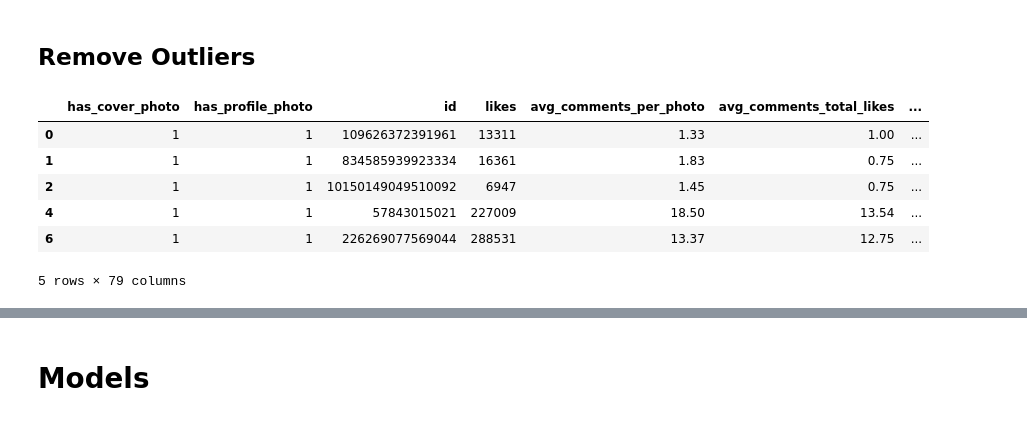
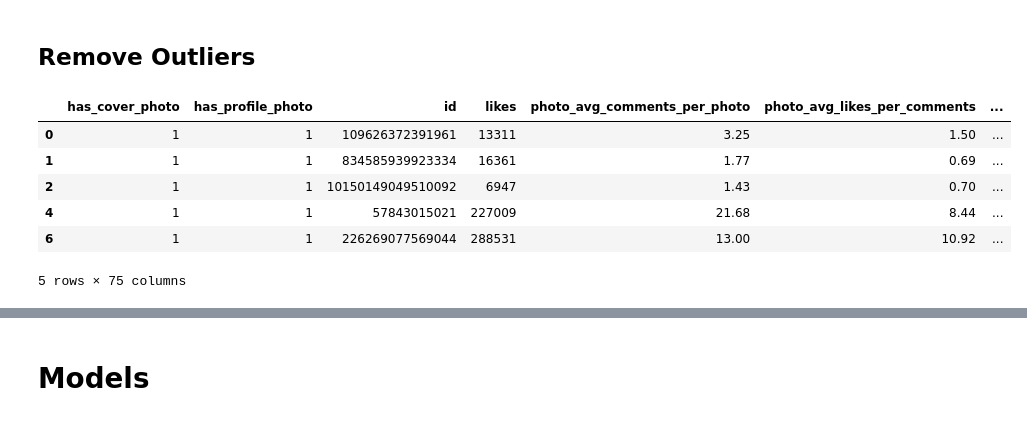
Before and after one commit to liadwg/data_mining_workshop, a Jupyter notebook: like_prediction_workshop - latest.ipynb, the cells around one changed output, grey strips where cells are left out. Drawn from its saved outputs; the diff is of its cells as text; code cells hidden in the pictures.

```diff
--- a/like_prediction_workshop - latest.ipynb
+++ b/like_prediction_workshop - latest.ipynb
@@ -27,9 +27,9 @@ pd.options.display.float_format = '{:,.2f}'.format
 # read the entire file into a python array
 with open('raw_data.json', 'rb') as f:
     data = f.readlines()
-with open('photos.json', 'rb') as f:
+with open('new_photos.json', 'rb') as f:
     photos_data = f.readlines()
-with open('feeds.json', 'rb') as f:
+with open('new_feeds.json', 'rb') as f:
     feeds_data = f.readlines()
 
 # remove the trailing "\n" from each line
@@ -55,6 +55,8 @@ feeds_raw_data = pd.read_json(feeds_data_json_str)
 # join all data frames - used inner join to get rid of outdated pages (pages that got deleted between our queries)
 raw_data = pd.merge(left=raw_data, right=photos_raw_data, how='inner', left_on='id', right_on='page_id')
 raw_data = pd.merge(left=raw_data, right=feeds_raw_data, how='inner', left_on='id', right_on='page_id')
+
+raw_data.drop(['page_id_x', 'page_id_y'], axis=1, inplace=True)
 # %%
 # read the entire file into a python array
 # with open('feeds.json', 'rb') as f:
@@ -226,10 +220,6 @@ for variable in binary_variables:
     all_data[variable] = all_data[variable].astype(int)
 # %% [markdown]
 ## Drop unnecessary columns
-# %%
-redundant_feats = ['sum_comments_count', 'sum_like_count', 'sum_people_tagged_count', 'feed_sum_people_tagged_count', 'feed_sum_with_tagged_count']
-all_data.drop(text_variables, axis = 1, inplace=True)
-all_data.drop(redundant_feats, axis = 1, inplace=True)
 # %%
 for feat in all_data.columns.get_values():
     print "%s\t%s\t%s" % (all_data.columns.get_loc(feat), all_data.dtypes[all_data.columns.get_loc(feat)], feat)
@@ -491,15 +481,14 @@ Name: country, dtype: int64
 # %%
 filtered_all_data = all_data.copy()
 filtered_all_data = filtered_all_data[filtered_all_data['is_permanently_closed'] != 1]
-filtered_all_data = filtered_all_data[filtered_all_data.number_of_days_between_first_and_last_photos > 0]
 filtered_all_data.drop('is_permanently_closed', axis = 1,  inplace=True)
 
 filtered_all_data.head(5)
 # %% [output]
-|  | has_cover_photo | has_profile_photo | id | likes | avg_comments_per_photo | avg_comments_total_likes | ... |
-| 0 | 1 | 1 | 109626372391961 | 13311 | 1.33 | 1.00 | ... |
-| 1 | 1 | 1 | 834585939923334 | 16361 | 1.83 | 0.75 | ... |
-| 2 | 1 | 1 | 10150149049510092 | 6947 | 1.45 | 0.75 | ... |
-| 4 | 1 | 1 | 57843015021 | 227009 | 18.50 | 13.54 | ... |
-| 6 | 1 | 1 | 226269077569044 | 288531 | 13.37 | 12.75 | ... |
+|  | has_cover_photo | has_profile_photo | id | likes | photo_avg_comments_per_photo | photo_avg_likes_per_comments | ... |
+| 0 | 1 | 1 | 109626372391961 | 13311 | 3.25 | 1.50 | ... |
+| 1 | 1 | 1 | 834585939923334 | 16361 | 1.77 | 0.69 | ... |
+| 2 | 1 | 1 | 10150149049510092 | 6947 | 1.43 | 0.70 | ... |
+| 4 | 1 | 1 | 57843015021 | 227009 | 21.68 | 8.44 | ... |
+| 6 | 1 | 1 | 226269077569044 | 288531 | 13.00 | 10.92 | ... |
-5 rows × 79 columns
+5 rows × 75 columns
```
Also changed, not shown: parts of 8 cells of this notebook.
